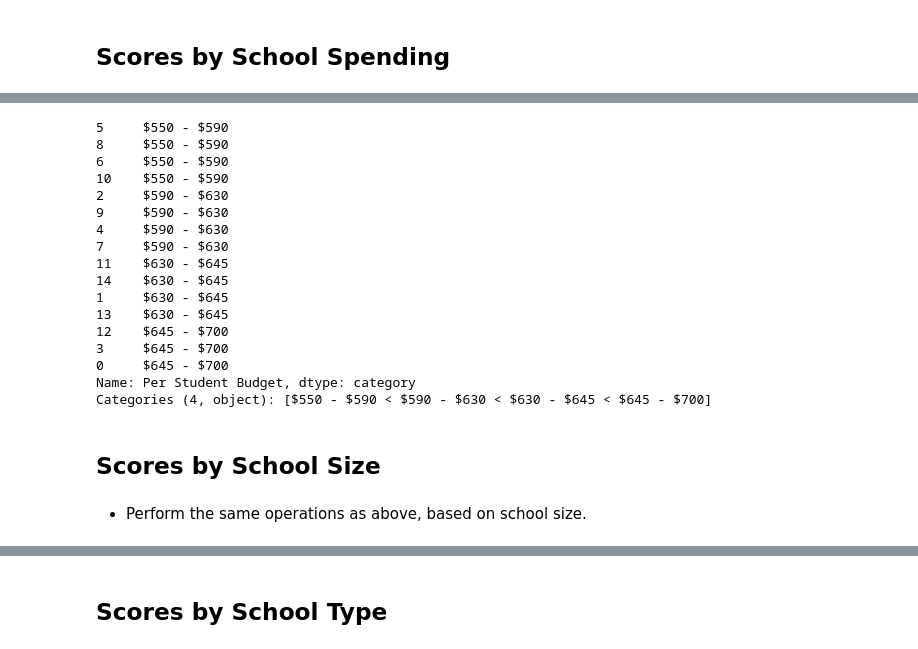
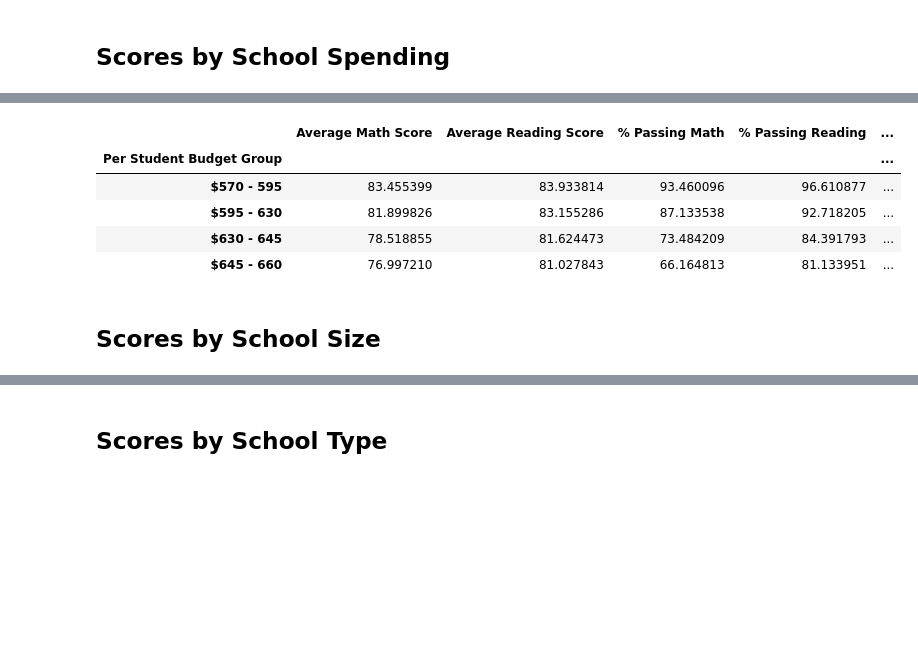
Before and after one commit to swdrich/pandas-challenge, a Jupyter notebook: PyCitySchools/PyCitySchools.ipynb, the cells around one changed output, grey strips where cells are left out. Drawn from its saved outputs; the diff is of its cells as text; code cells hidden in the pictures; blank space fills up the shorter version.

Commit message:
Code complete; everything works!

```diff
--- a/PyCitySchools/PyCitySchools.ipynb
+++ b/PyCitySchools/PyCitySchools.ipynb
@@ -487,29 +434,26 @@ reading_by_grade_df_sortabc.set_index("School Name")
 # %%
-school_sort_psb = school_summary_df.sort_values("Per Student Budget")
+budget_bins = [550, 590, 630, 645, 700]
+bbins_names = ["$570 - 595", "$595 - 630", "$630 - 645", "$645 - 660"]
+school_sort_psb["Per Student Budget Group"] = pd.cut(school_sort_psb["Per Student Budget"], budget_bins, labels = bbins_names, include_lowest = True)
 #school_sort_psb
-budget_bins = [550, 590, 630, 645, 700]
-bbins_names = ["$550 - $590", "$590 - $630", "$630 - $645", "$645 - $700"]
-school_sort_psb_binned = pd.cut(school_sort_psb["Per Student Budget"], budget_bins, labels = bbins_names, include_lowest = True)
-school_sort_psb_binned
-# %% [output]
-5     $550 - $590
-8     $550 - $590
-6     $550 - $590
-10    $550 - $590
-2     $590 - $630
-9     $590 - $630
-4     $590 - $630
-7     $590 - $630
-11    $630 - $645
-14    $630 - $645
-1     $630 - $645
-13    $630 - $645
-12    $645 - $700
-3     $645 - $700
-0     $645 - $700
-Name: Per Student Budget, dtype: category
-Categories (4, object): [$550 - $590 < $590 - $630 < $630 - $645 < $645 - $700]
+# %%
+# Groupby bins
+school_psb_df = school_sort_psb.groupby("Per Student Budget Group")
+school_psb_df = school_psb_df.mean()
+#school_psb_df
+# %%
+#Drop columns and format - the example in this chart formats the math scores to 2 decimal places, but every other chart uses
+#6 decimal places, so I have opted for that here for consistency's sake
+school_psb_df = school_psb_df.drop(columns=["Total Students", "Total School Budget", "Per Student Budget"])
+#school_psb_df
+school_psb_df = school_psb_df.iloc[:, :].applymap('{:.6f}'.format)
+school_psb_df
+# %% [output]
+|  | Average Math Score | Average Reading Score | % Passing Math | % Passing Reading | ... |
+| Per Student Budget Group |  |  |  |  | ... |
+| $570 - 595 | 83.455399 | 83.933814 | 93.460096 | 96.610877 | ... |
+| $595 - 630 | 81.899826 | 83.155286 | 87.133538 | 92.718205 | ... |
+| $630 - 645 | 78.518855 | 81.624473 | 73.484209 | 84.391793 | ... |
+| $645 - 660 | 76.997210 | 81.027843 | 66.164813 | 81.133951 | ... |
 # %% [markdown]
 ## Scores by School Size
-# %% [markdown]
-* Perform the same operations as above, based on school size.
```
Also changed, not shown: parts of 17 cells of this notebook.
